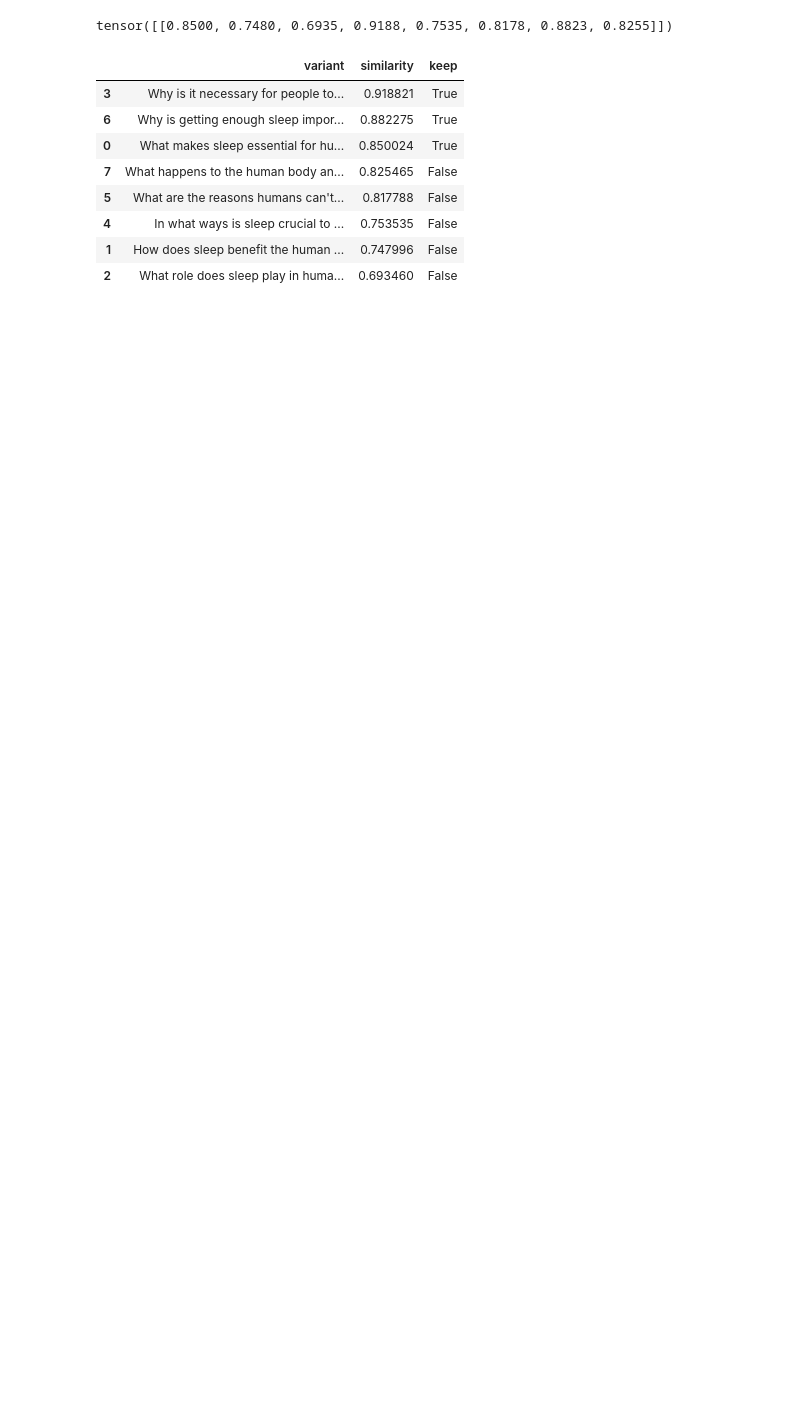
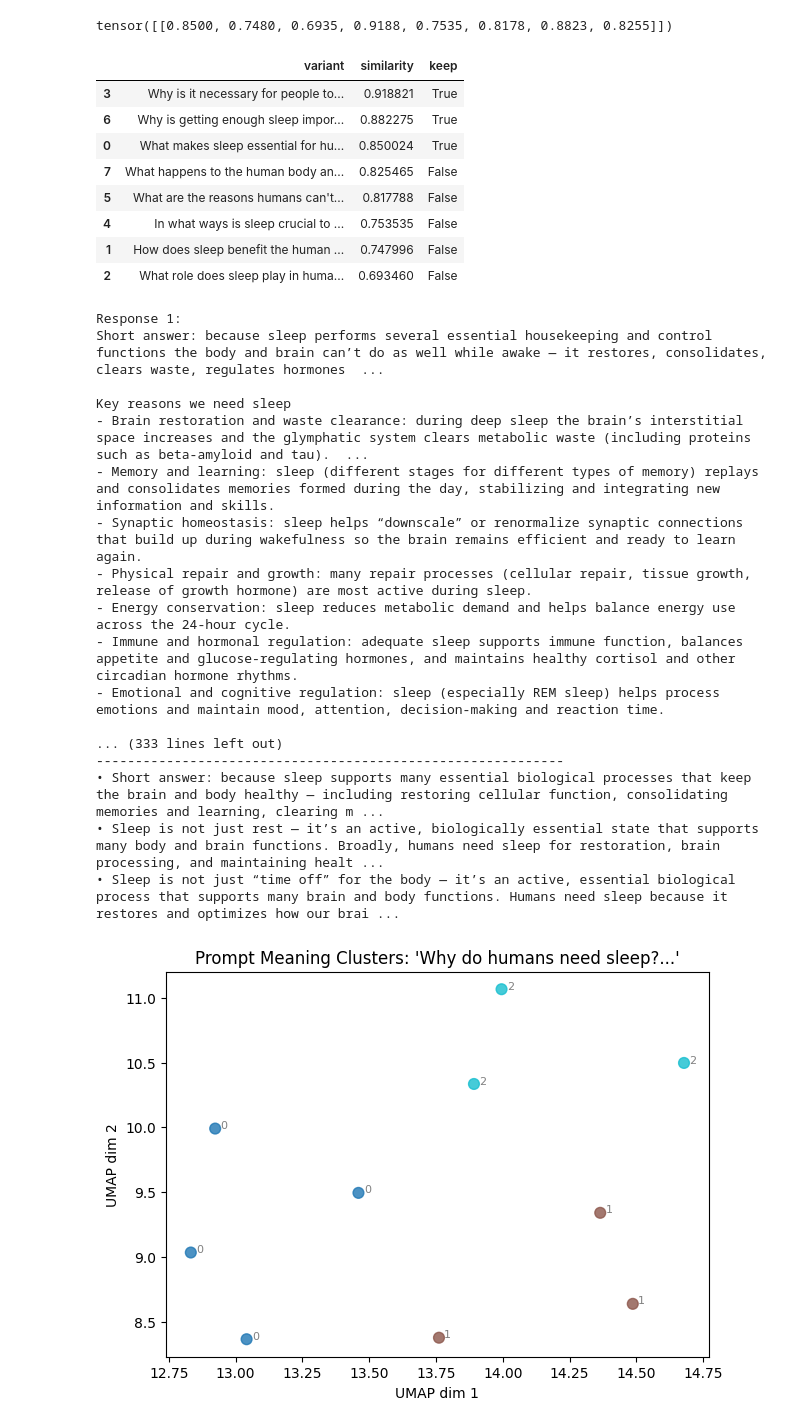
Before and after one commit to danebencedavid/LLMagic, a Jupyter notebook: projects/semantic_stability/sem_stab.ipynb, the cells around one changed output. Saved outputs shown, nothing was run; the diff lists cells and outputs as text; code cells hidden in the pictures; blank space fills up the shorter version.

```diff
--- a/projects/semantic_stability/sem_stab.ipynb
+++ b/projects/semantic_stability/sem_stab.ipynb
@@ -60,0 +67,69 @@ filter_v_sim(base_prompts_1,variant_prompts_1,model)
+# %%
+client = OpenAI(
+  api_key="API_KEY"
+)
+
+n_runs = 10
+
+model_name1 = 'gpt-5-mini'
+responses_1 = []
+n_clusters = 3
+
+for i in range(n_runs):
+    response = client.chat.completions.create(
+        model=model_name1,
+        messages=[
+            {"role": "system", "content": "You are a helpful assistant."},
+            {"role": "user", "content": base_prompts_1}
+        ],
+    )
+    text = response.choices[0].message.content.strip()
+    responses_1.append(text)
+    print(f"Response {i+1}:\n{text}\n{'-'*60}")
+
+embs = model.encode(responses_1)
+
+kmeans = KMeans(n_clusters=n_clusters, random_state=42, n_init=10)
+labels = kmeans.fit_predict(embs)
+
+centroids = kmeans.cluster_centers_
+
+for cluster_id in range(n_clusters):
+    cluster_responses = [r for i, r in enumerate(responses_1) if labels[i] == cluster_id]
+    print(f"\n🌀 Cluster {cluster_id} — {len(cluster_responses)} responses")
+    print("-"*60)
+    for r in cluster_responses:
+        print("•", r[:200].replace("\n", " "), "...")
+    print()
+
+
+reducer = umap.UMAP(random_state=42)
+emb_2d = reducer.fit_transform(embs)
+
+plt.figure(figsize=(7, 5))
+plt.scatter(emb_2d[:, 0], emb_2d[:, 1], c=labels, cmap="tab10", s=60, alpha=0.8)
+for i, txt in enumerate(range(len(responses_1))):
+    plt.text(emb_2d[i, 0]+0.02, emb_2d[i, 1], f"{labels[i]}", fontsize=8, color="gray")
+plt.title(f"Prompt Meaning Clusters: '{base_prompts_1[:30]}...'")
+plt.xlabel("UMAP dim 1")
+plt.ylabel("UMAP dim 2")
+plt.show()
+# %% [output]
+Response 1:
+Short answer: because sleep performs several essential housekeeping and control functions the body and brain can’t do as well while awake — it restores, consolidates, clears waste, regulates hormones  ...
+
+Key reasons we need sleep
+- Brain restoration and waste clearance: during deep sleep the brain’s interstitial space increases and the glymphatic system clears metabolic waste (including proteins such as beta‑amyloid and tau).  ...
+- Memory and learning: sleep (different stages for different types of memory) replays and consolidates memories formed during the day, stabilizing and integrating new information and skills.
+- Synaptic homeostasis: sleep helps “downscale” or renormalize synaptic connections that build up during wakefulness so the brain remains efficient and ready to learn again.
+- Physical repair and growth: many repair processes (cellular repair, tissue growth, release of growth hormone) are most active during sleep.
+- Energy conservation: sleep reduces metabolic demand and helps balance energy use across the 24‑hour cycle.
+- Immune and hormonal regulation: adequate sleep supports immune function, balances appetite and glucose-regulating hormones, and maintains healthy cortisol and other circadian hormone rhythms.
+- Emotional and cognitive regulation: sleep (especially REM sleep) helps process emotions and maintain mood, attention, decision-making and reaction time.
+
+... (333 lines left out)
+------------------------------------------------------------
+• Short answer: because sleep supports many essential biological processes that keep the brain and body healthy — including restoring cellular function, consolidating memories and learning, clearing m ...
+• Sleep is not just rest — it’s an active, biologically essential state that supports many body and brain functions. Broadly, humans need sleep for restoration, brain processing, and maintaining healt ...
+• Sleep is not just “time off” for the body — it’s an active, essential biological process that supports many brain and body functions. Humans need sleep because it restores and optimizes how our brai ...
+[figure, added]
```
Also changed, not shown: parts of 9 cells of this notebook.
